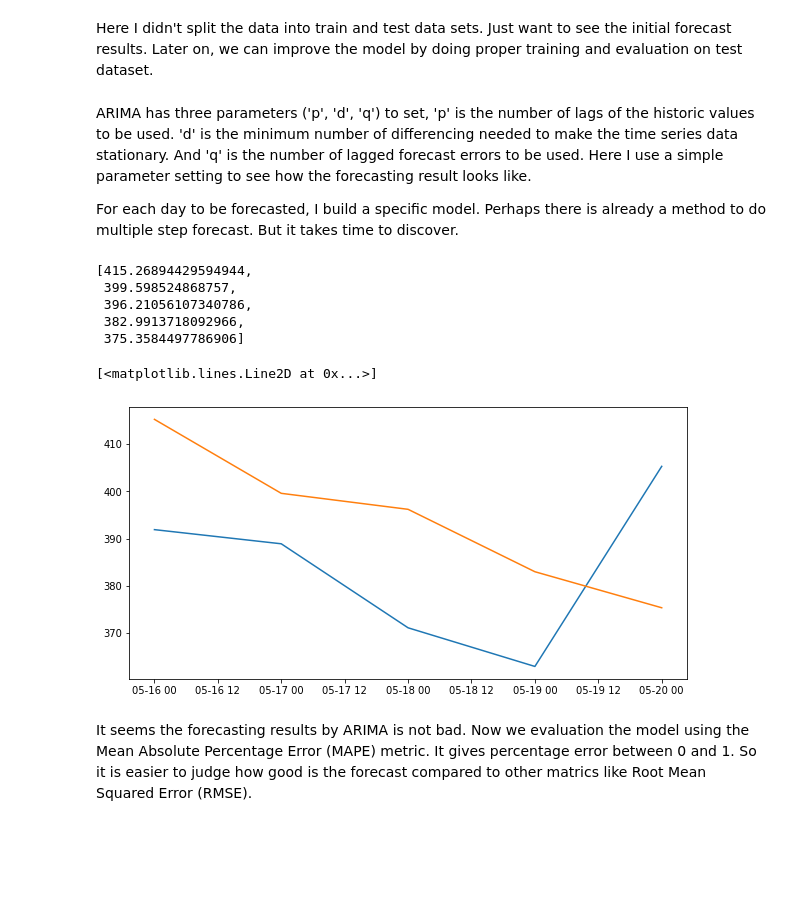
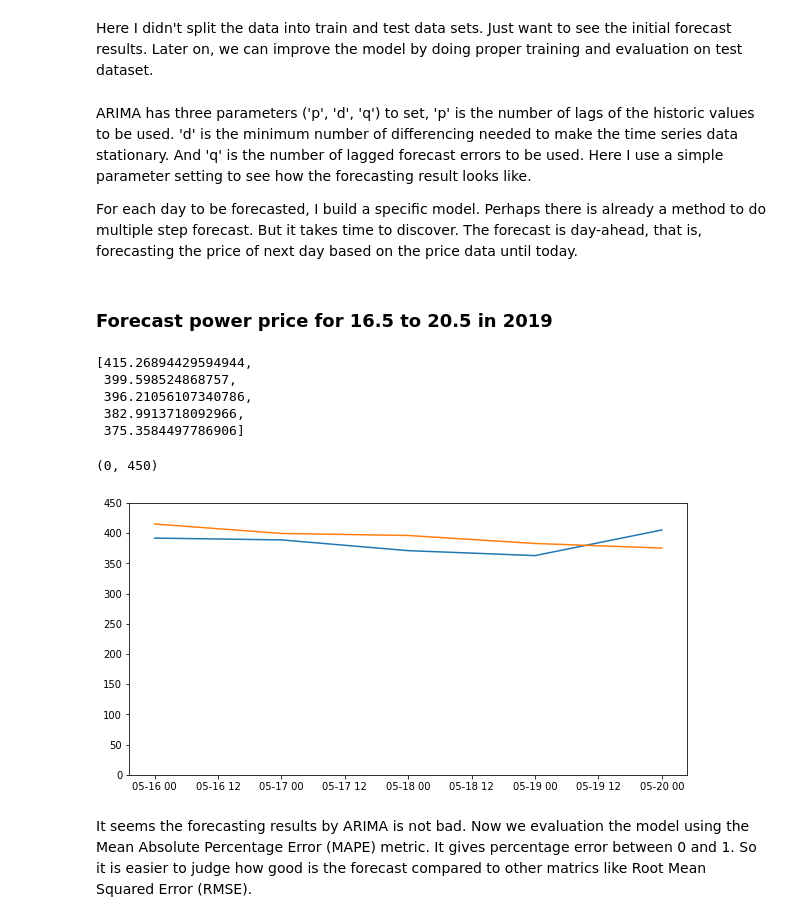
Before and after one commit to MuztaghAta/power_price_forecast, a Jupyter notebook: forecast_power_price_oslo.ipynb, the cells around one changed output. Saved outputs shown, nothing was run; the diff lists cells and outputs as text; code cells hidden in the pictures; blank space fills up the shorter version.

```diff
--- a/forecast_power_price_oslo.ipynb
+++ b/forecast_power_price_oslo.ipynb
@@ -370,7 +370,9 @@ from statsmodels.tsa.arima_model import ARIMA
 # %% [markdown]
 ARIMA has three parameters ('p', 'd', 'q') to set, 'p' is the number of lags of the historic values to be used. 'd' is the minimum number of differencing needed to make the time series data stationary. And 'q' is the number of lagged forecast errors to be used. Here I use a simple parameter setting to see how the forecasting result looks like.
 
-For each day to be forecasted, I build a specific model. Perhaps there is already a method to do multiple step forecast. But it takes time to discover.
+For each day to be forecasted, I build a specific model. Perhaps there is already a method to do multiple step forecast. But it takes time to discover. The forecast is day-ahead, that is, forecasting the price of next day based on the price data until today.
+# %% [markdown]
+### Forecast power price for 16.5 to 20.5 in 2019
 # %%
 forecast_results = []
 days_to_forecast = [pd.to_datetime(datetime(2019, 5, x)) for x in range(16, 21)]
@@ -392,10 +394,11 @@ forecast_results = pd.Series(forecast_results, index=days_to_forecast)
 # %%
 fig = plt.figure(figsize=(10, 5))
 plt.plot(ds_oslo_daily[days_to_forecast], label='actual')
 plt.plot(forecast_results, label='forecast')
+plt.ylim(0, 450)
 # %% [output]
-[<matplotlib.lines.Line2D at 0x...>]
+(0, 450)
-[figure, old version]
+[figure, new version]
 # %% [markdown]
 It seems the forecasting results by ARIMA is not bad. Now we evaluation the model using the Mean Absolute Percentage Error (MAPE) metric. It gives percentage error between 0 and 1. So it is easier to judge how good is the forecast compared to other matrics like Root Mean Squared Error (RMSE).
 # %%
```
Also changed, not shown: parts of 86 cells of this notebook.
